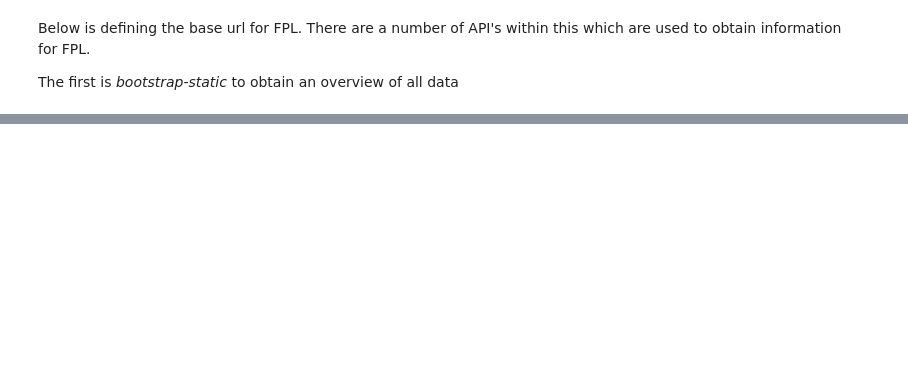
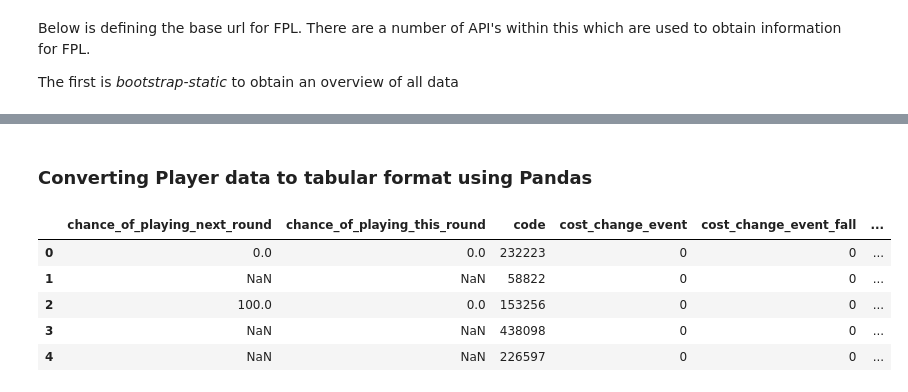
Before and after one commit to In-Data-We-Trust/IDWT-All-Things-SQL-And-Python-And-Code, a Jupyter notebook: Python_Reference/FPL_Prototype.ipynb, the cells around one changed output, grey strips where cells are left out. Saved outputs shown, nothing was run; the diff lists cells and outputs as text; code cells hidden in the pictures; blank space fills up the shorter version.

```diff
--- a/Python_Reference/FPL_Prototype.ipynb
+++ b/Python_Reference/FPL_Prototype.ipynb
@@ -22,0 +85,6 @@ r = requests.get(base_fpl_url+'bootstrap-static/').json()
+# %%
+# Storing only elements data for players_all
+players_all = bootstrap_status_request_all['elements']
+
+# Showing only player record in position 10
+pprint(players_all[10])
@@ -22,0 +109,2 @@ r = requests.get(base_fpl_url+'bootstrap-static/').json()
+# %% [markdown]
+### Converting Player data to tabular format using Pandas
@@ -22,0 +114,15 @@ r = requests.get(base_fpl_url+'bootstrap-static/').json()
+# %%
+# Creating players data frame from players_all
+
+players_all_df = pd.json_normalize(players_all)
+
+
+# Displaying all columns from players dataframe
+players_all_df.head()
+# %% [output]
+|  | chance_of_playing_next_round | chance_of_playing_this_round | code | cost_change_event | cost_change_event_fall | ... |
+| 0 | 0.0 | 0.0 | 232223 | 0 | 0 | ... |
+| 1 | NaN | NaN | 58822 | 0 | 0 | ... |
+| 2 | 100.0 | 0.0 | 153256 | 0 | 0 | ... |
+| 3 | NaN | NaN | 438098 | 0 | 0 | ... |
+| 4 | NaN | NaN | 226597 | 0 | 0 | ... |
```
Also changed, not shown: parts of 40 cells of this notebook, 3 other files.
